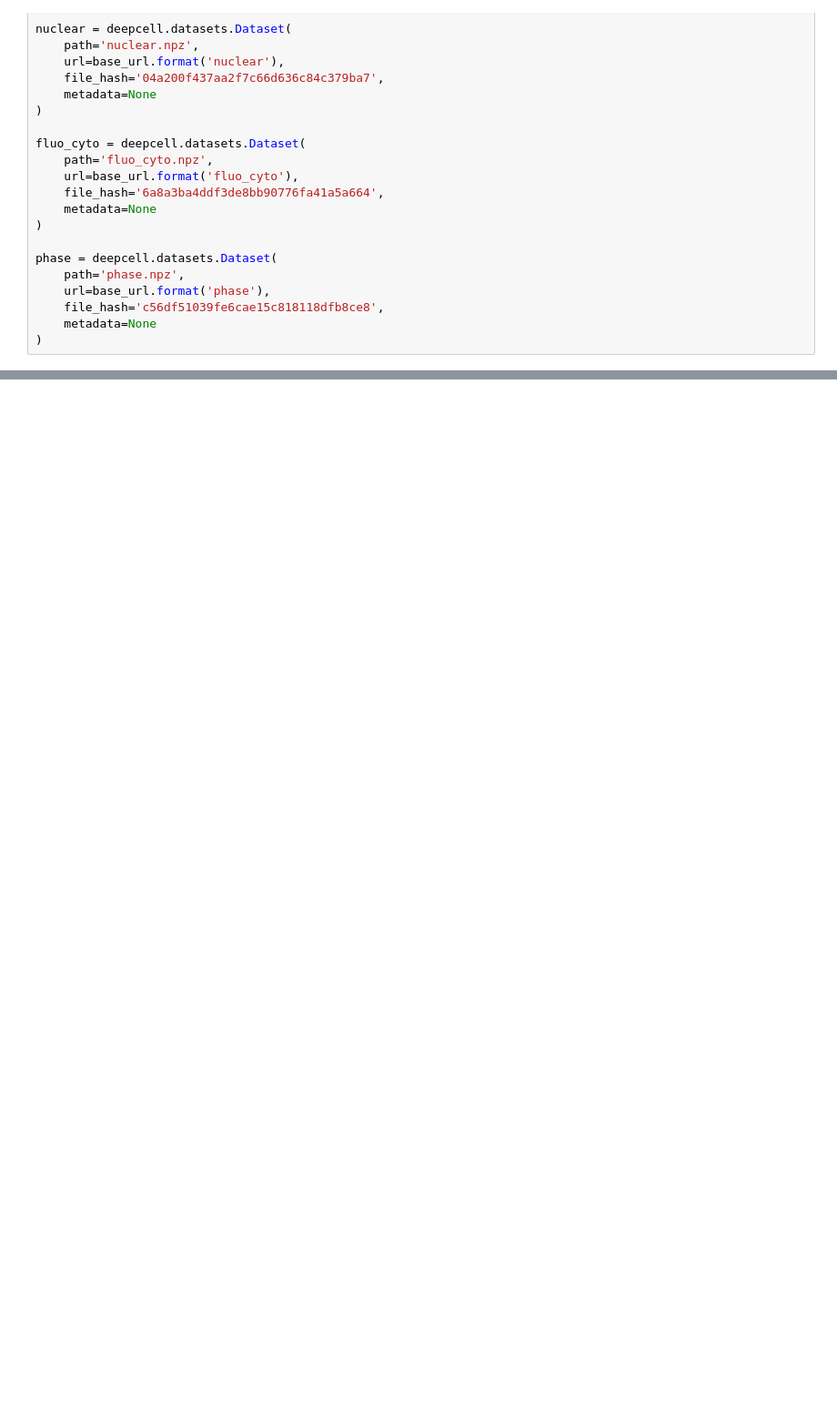
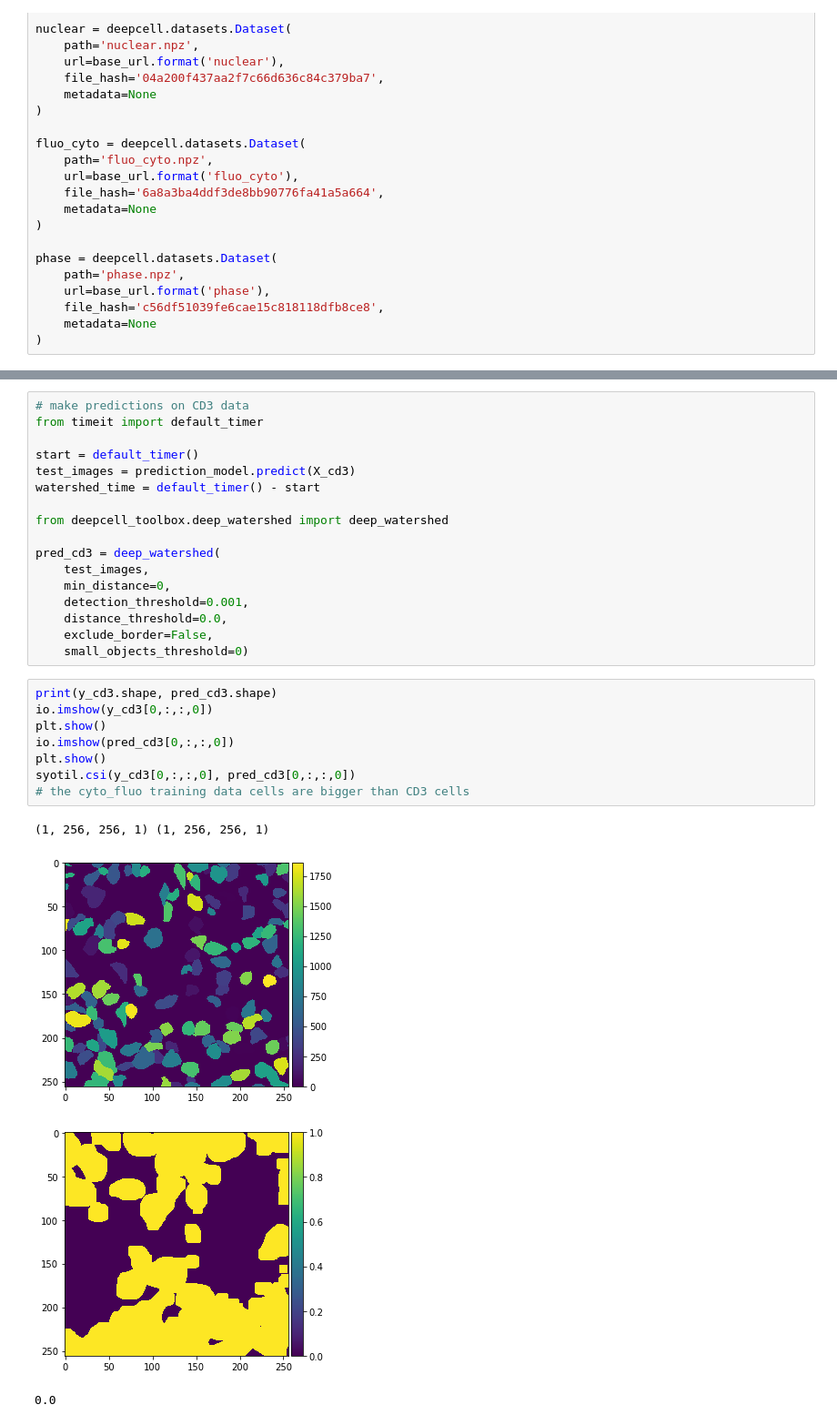
Before and after one commit to youyifong/dense_cell_segmentation, a Jupyter notebook: Intro to DC copy.ipynb, the cells around one changed output, grey strips where cells are left out. Shown at 91% size. Saved outputs shown, nothing was run; the diff lists cells and outputs as text; blank space fills up the shorter version.

```diff
--- a/Intro to DC copy.ipynb
+++ b/Intro to DC copy.ipynb
@@ -255,0 +250,30 @@ plt.show()
+# %%
+# make predictions on CD3 data
+from timeit import default_timer
+
+start = default_timer()
+test_images = prediction_model.predict(X_cd3)
+watershed_time = default_timer() - start
+
+from deepcell_toolbox.deep_watershed import deep_watershed
+
+pred_cd3 = deep_watershed(
+    test_images,
+    min_distance=0,
+    detection_threshold=0.001,
+    distance_threshold=0.0,
+    exclude_border=False,
+    small_objects_threshold=0)
+# %%
+print(y_cd3.shape, pred_cd3.shape)
+io.imshow(y_cd3[0,:,:,0])
+plt.show()
+io.imshow(pred_cd3[0,:,:,0])
+plt.show()
+syotil.csi(y_cd3[0,:,:,0], pred_cd3[0,:,:,0])
+# the cyto_fluo training data cells are bigger than CD3 cells
+# %% [output]
+(1, 256, 256, 1) (1, 256, 256, 1)
+[figure, added]
+[figure, added]
+0.0
```
Also changed, not shown: parts of 18 cells of this notebook.
